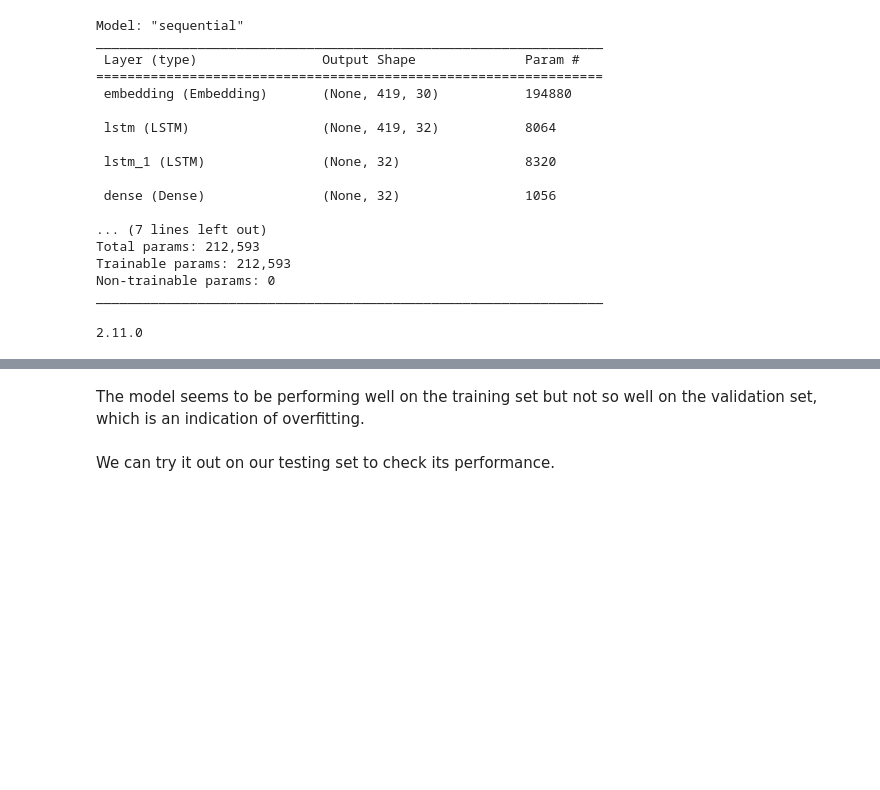
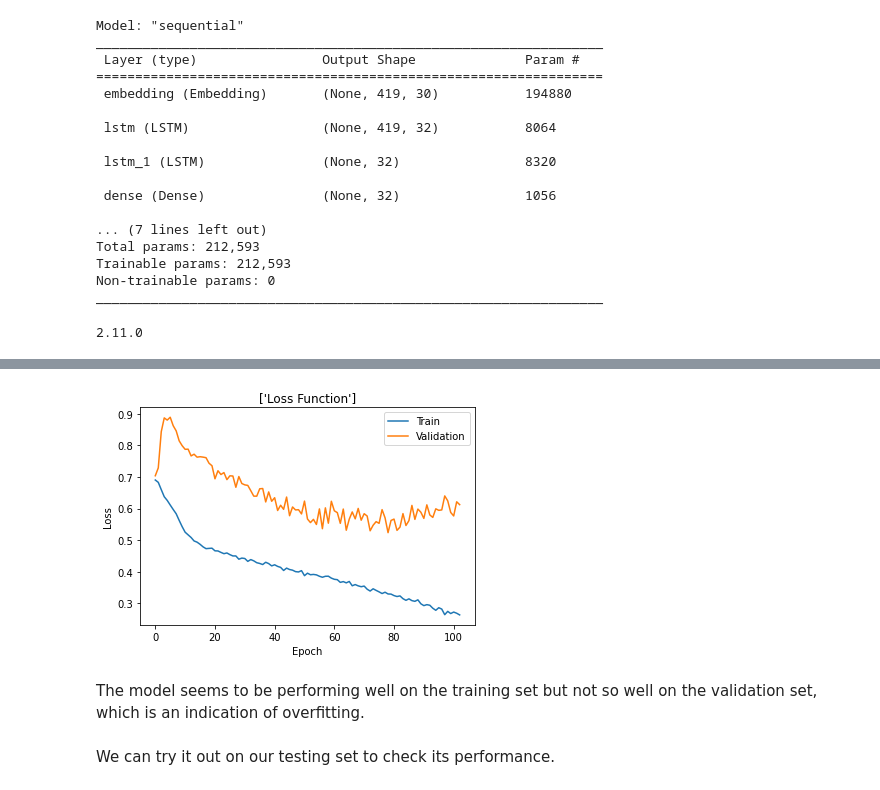
Before and after one commit to kimdesok/Korean_Voice_Phishing_Detection, a Jupyter notebook: Spam_Classification_LSTM.ipynb, the cells around one changed output, grey strips where cells are left out. Drawn from its saved outputs; the diff is of its cells as text; code cells hidden in the pictures; blank space fills up the shorter version.

```diff
--- a/Spam_Classification_LSTM.ipynb
+++ b/Spam_Classification_LSTM.ipynb
@@ -311,11 +329,13 @@ plt.show()
 # %%
 plt.plot(history.history['loss'])
 plt.plot(history.history['val_loss'])
 plt.title(['Loss Function'])
 plt.ylabel('Loss')
 plt.xlabel('Epoch')
-plt.legend(['Train','Validation'], loc='upper left')
+plt.legend(['Train','Validation'], loc='upper right')
 plt.show()
+# %% [output]
+[figure, added]
 # %% [markdown]
 The model seems to be performing well on the training set but not so well on the validation set, which is an indication of overfitting.<br><br>
 We can try it out on our testing set to check its performance.
```
Also changed, not shown: parts of 6 cells of this notebook.
